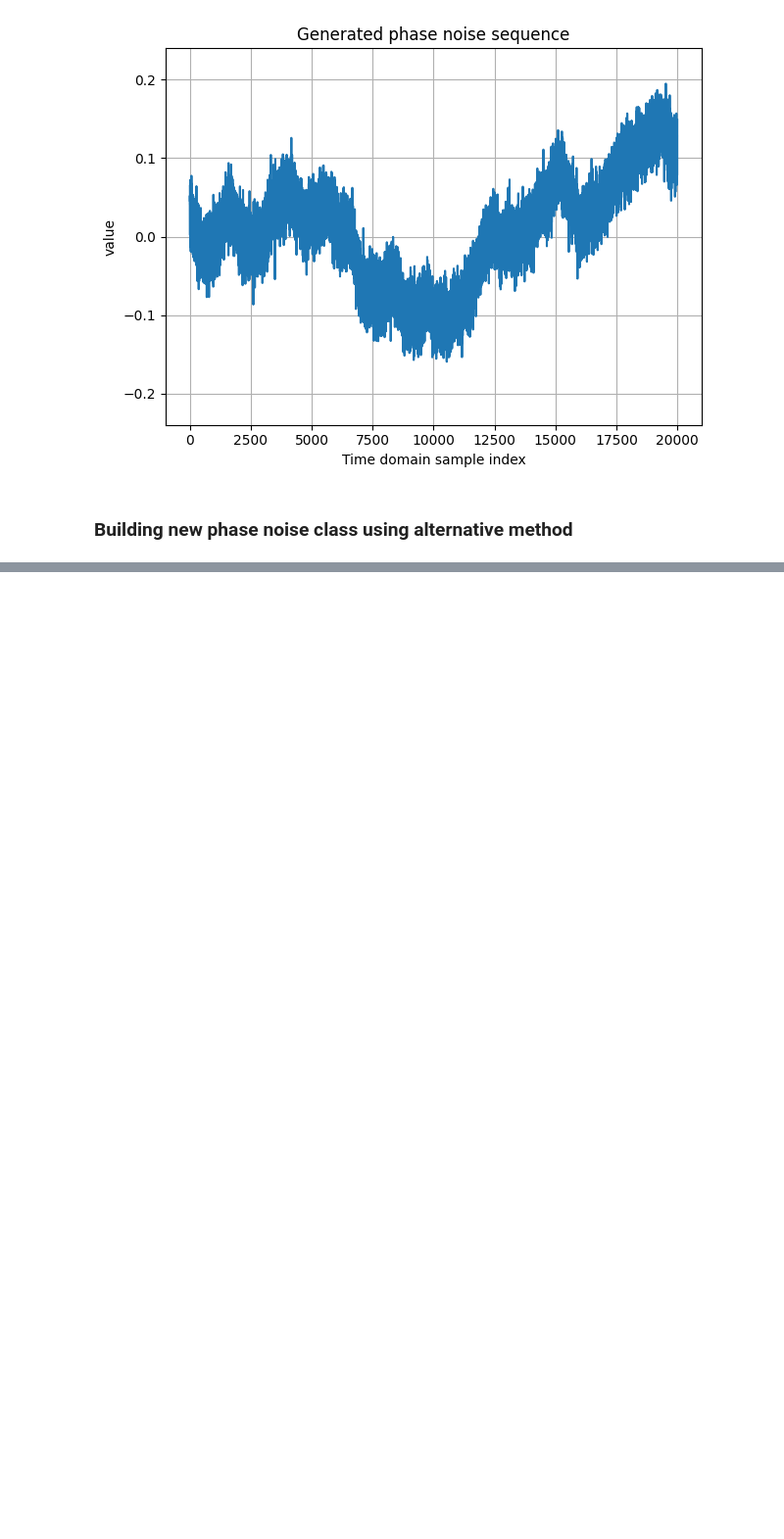
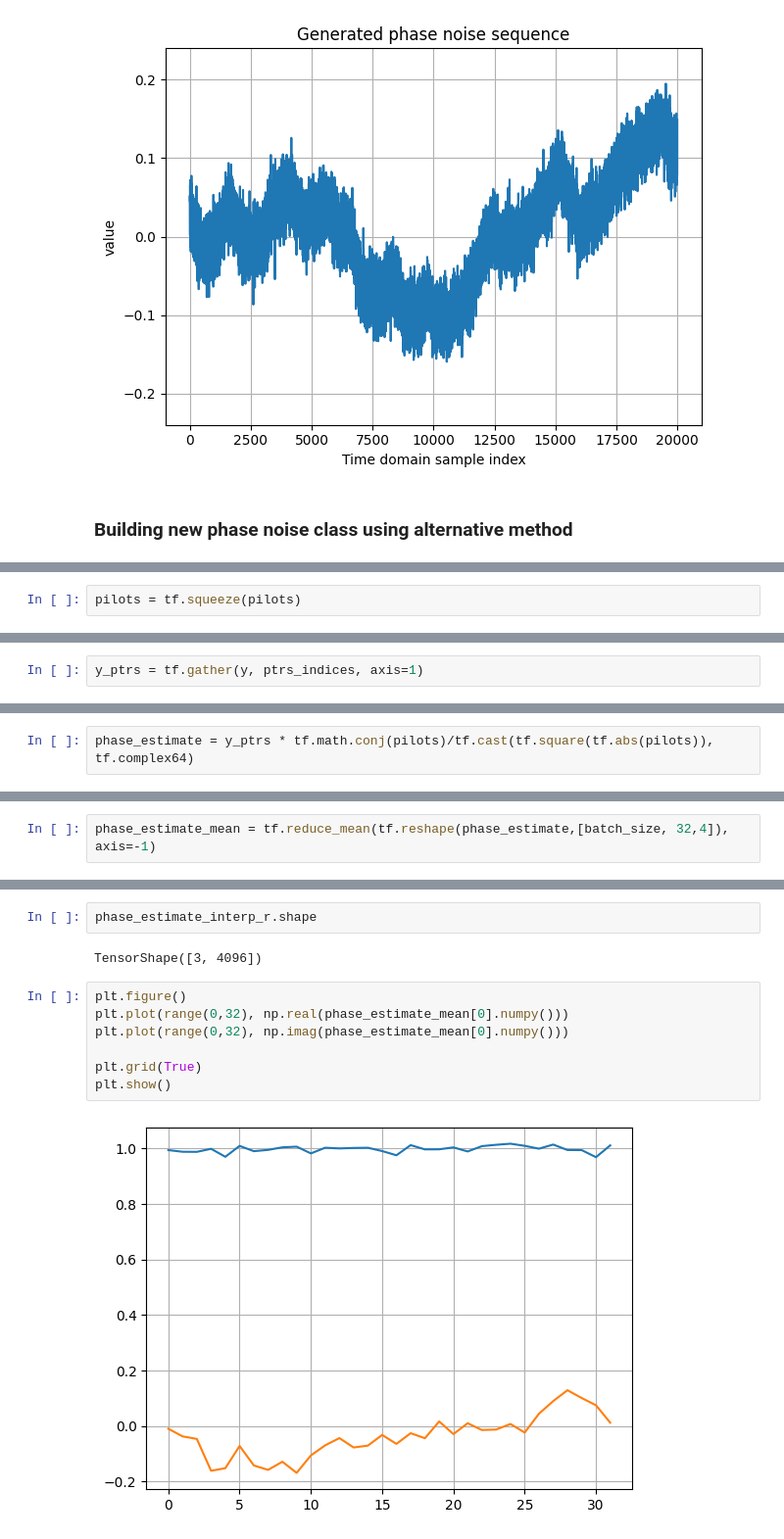
Before and after one commit to harinduravin/PCS-GCS-basics, a Jupyter notebook: Test_phase_noise.ipynb, the cells around one changed output, grey strips where cells are left out. Shown at 98% size. Saved outputs shown, nothing was run; the diff lists cells and outputs as text; blank space fills up the shorter version.

```diff
--- a/Test_phase_noise.ipynb
+++ b/Test_phase_noise.ipynb
@@ -748,0 +943,2 @@ iter:  0
+# %%
+pilots = tf.squeeze(pilots)
@@ -748,0 +973,2 @@ iter:  0
+# %%
+y_ptrs = tf.gather(y, ptrs_indices, axis=1)
@@ -756,0 +1011,2 @@ plt.show()
+# %%
+phase_estimate = y_ptrs * tf.math.conj(pilots)/tf.cast(tf.square(tf.abs(pilots)), tf.complex64)
@@ -756,0 +1047,2 @@ plt.show()
+# %%
+phase_estimate_mean = tf.reduce_mean(tf.reshape(phase_estimate,[batch_size, 32,4]), axis=-1)
@@ -756,0 +1083,13 @@ plt.show()
+# %%
+phase_estimate_interp_r.shape
+# %% [output]
+TensorShape([3, 4096])
+# %%
+plt.figure()
+plt.plot(range(0,32), np.real(phase_estimate_mean[0].numpy()))
+plt.plot(range(0,32), np.imag(phase_estimate_mean[0].numpy()))
+
+plt.grid(True)
+plt.show()
+# %% [output]
+[figure, added]
```
Also changed, not shown: parts of 73 cells of this notebook, 5 other files.
